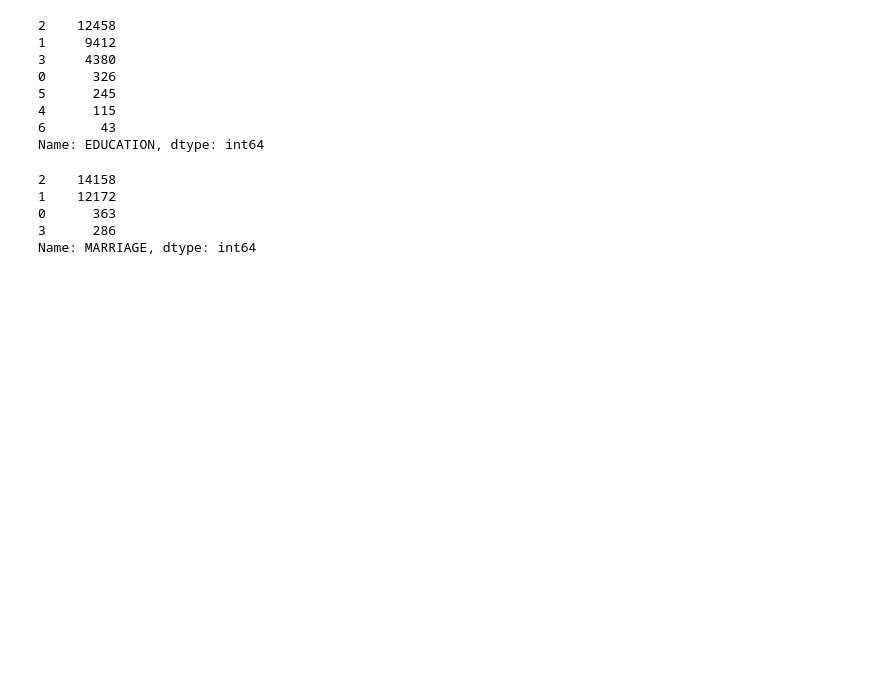
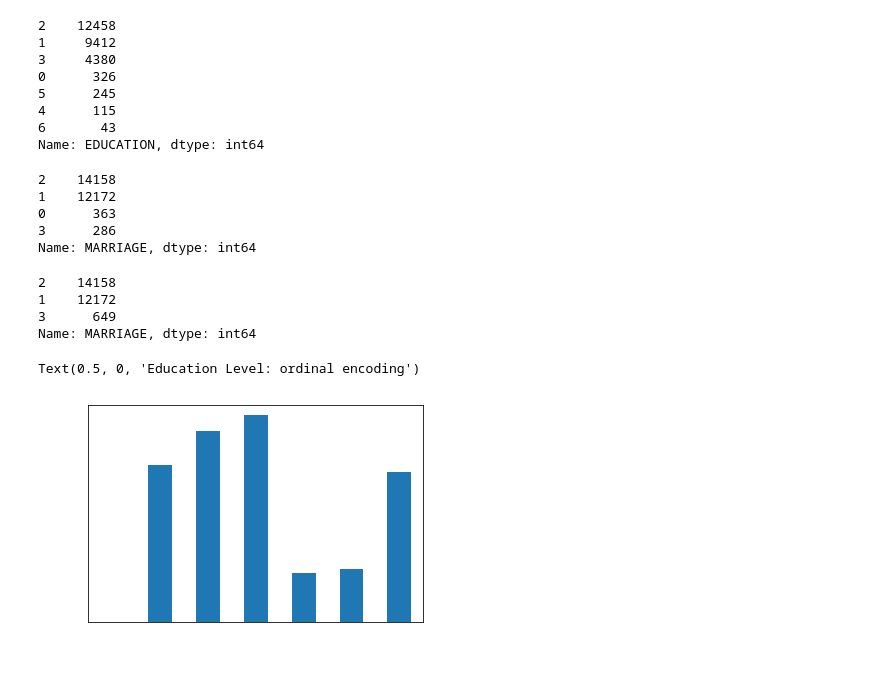
Before and after one commit to CraigMariani/CreditCardReceipts, a Jupyter notebook: analysis.ipynb, the cells around one changed output. Saved outputs shown, nothing was run; the diff lists cells and outputs as text; code cells hidden in the pictures; blank space fills up the shorter version.

```diff
--- a/analysis.ipynb
+++ b/analysis.ipynb
@@ -75,3 +78,13 @@ df_clean_2['MARRIAGE'].value_counts()
 0      363
 3      286
 Name: MARRIAGE, dtype: int64
+# %%
+# changes the values of 0 in MARRIAGE feature to 3
+# 1 married, 2 single, 3 other
+df_clean_2['MARRIAGE'].replace(to_replace=0, value=3, inplace=True)
+df_clean_2['MARRIAGE'].value_counts()
+# %% [output]
+2    14158
+1    12172
+3      649
+Name: MARRIAGE, dtype: int64
@@ -77,0 +96,7 @@ Name: MARRIAGE, dtype: int64
+# %%
+df_clean_2.groupby('EDUCATION').agg({'default payment next month': 'mean'}).plot.bar(legend=False)
+plt.ylabel('Default rate')
+plt.xlabel('Education Level: ordinal encoding')
+# %% [output]
+Text(0.5, 0, 'Education Level: ordinal encoding')
+[figure, added]
```
Also changed, not shown: parts of 13 cells of this notebook, 1 other file.
